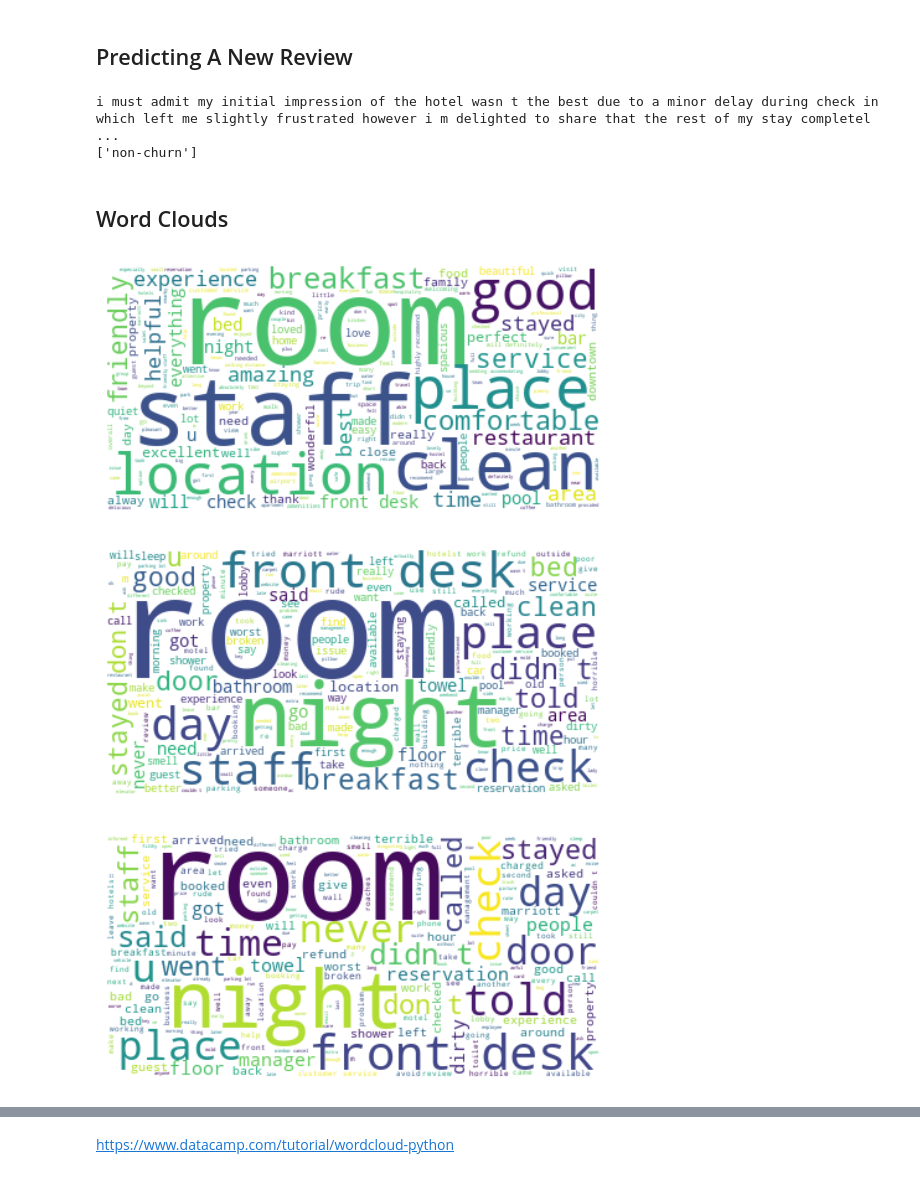
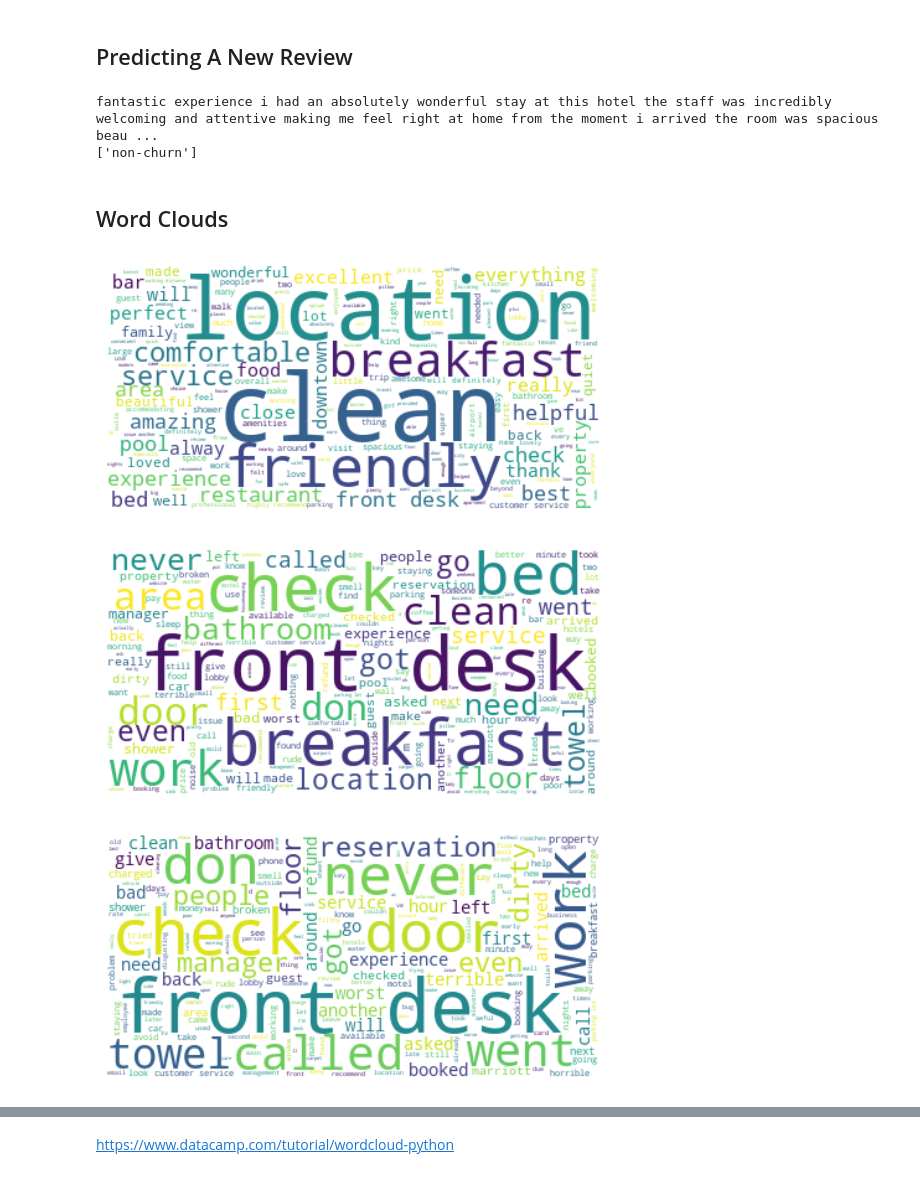
Before and after one commit to duynlq/reviews-prediction, a Jupyter notebook: ANALYSIS.ipynb, the cells around one changed output, grey strips where cells are left out. Drawn from its saved outputs; the diff is of its cells as text; code cells hidden in the pictures.

```diff
--- a/ANALYSIS.ipynb
+++ b/ANALYSIS.ipynb
@@ -395,6 +403,15 @@ All in all, my stay at this hotel was a valuable lesson in looking beyond initia
 title = ""
 review = "I must admit, my initial impression of the hotel wasn't the best due to a minor delay during check-in, which left me slightly frustrated. However, I'm delighted to share that the rest of my stay completely turned things around. The staff went above and beyond to rectify the situation, ensuring that my room was not only spacious and comfortable but also impeccably clean. I was pleasantly surprised by the variety of dining options available, which more than made up for the initial inconvenience. Additionally, the central location of the hotel meant that I had easy access to all the attractions I wanted to visit. While the start might not have been perfect, the exceptional service and overall experience definitely won me over."
 # non-churn
+# %%
+title = "Fantastic Experience!"
+review = """I had an absolutely wonderful stay at this hotel! The staff was incredibly welcoming and attentive, making me feel right at home from the moment I arrived. The room was spacious, beautifully decorated, and impeccably clean. The comfortable bed ensured a restful night's sleep, and the amenities provided were top-notch.
+
+The location of the hotel was perfect, with easy access to nearby attractions and dining options. What truly stood out was the stunning view from my room – it added an extra layer of magic to my stay.
+
+The hotel's breakfast spread was delicious and offered a great variety of options to suit all tastes. Additionally, the on-site facilities, such as the gym and spa, were well-maintained and enhanced the overall experience.
+
+I can confidently say that this hotel exceeded my expectations in every way. If you're looking for a luxurious and memorable stay, I wholeheartedly recommend this establishment. It's definitely deserving of a 5-star rating!"""
 # %%
 # START ALGORITHM
 # Define a list of stop words
@@ -430,26 +447,28 @@ new_preds = RF_PCA_grid_search.best_estimator_.predict(new_pca_test)
 # Print prediction
 print(new_preds)
 # %% [output]
-i must admit my initial impression of the hotel wasn t the best due to a minor delay during check in which left me slightly frustrated however i m delighted to share that the rest of my stay completel ...
+fantastic experience i had an absolutely wonderful stay at this hotel the staff was incredibly welcoming and attentive making me feel right at home from the moment i arrived the room was spacious beau ...
 ['non-churn']
 # %% [markdown]
 ## Word Clouds
+# %%
+# Create stopword list:
+wc_stopwords = set(STOPWORDS)
+
+# UPDATE THIS WITH WORDS THAT ARE USELESS
+wc_stopwords.update(["hotel", "stay", "stayed", "room", "rooms", "staff", "place", "day", "night",  # subject of the reviews
+                     "austin", # city of hotel
+                     "s", "u", # random letter words
+                     "didn t", "bedtold", "us", "said", "didn", "t", "time", "told", # other words
+                     "great", "nice", "good",  # descriptive words
+                     "one"]) # numbers
 # %%
-# Non-churn reviews, general manager needs to reply with thanks
-# Create stopword list:
-stopwords = set(STOPWORDS)
-
-# UPDATE THIS WITH WORDS THAT ARE USELESS
-# subject of the reviews "hotel"
-# city of hotels "austin"
-# random 1 letter words
-stopwords.update(["hotel", "austin", "s", "stay", "great", "nice", "one"])
-
+# Non-churn reviews, general manager needs to reply with thankss
 # Combine all non-churn review texts
 positive_reviews = " ".join(review for review in df.processed_review[df.churn == 'non-churn'])
 
 # Generate a word cloud image
-wordcloud = WordCloud(stopwords=stopwords, background_color="white").generate(positive_reviews)
+wordcloud = WordCloud(stopwords=wc_stopwords, background_color="white").generate(positive_reviews)
 
 # Display the generated image:
 # the matplotlib way:
@@ -457,14 +476,14 @@ plt.imshow(wordcloud, interpolation='bilinear')
 plt.axis("off")
 plt.show()
 # %% [output]
-[figure, old version]
+[figure, new version]
 # %%
 # CHURN REVIEWS
 # Combine all non-churn review texts
 positive_reviews = " ".join(review for review in df.processed_review[df.churn == 'churn'])
 
 # Generate a word cloud image
-wordcloud = WordCloud(stopwords=stopwords, background_color="white").generate(positive_reviews)
+wordcloud = WordCloud(stopwords=wc_stopwords, background_color="white").generate(positive_reviews)
 
 # Display the generated image:
 # the matplotlib way:
@@ -472,22 +491,22 @@ plt.imshow(wordcloud, interpolation='bilinear')
 plt.axis("off")
 plt.show()
 # %% [output]
-[figure, old version]
+[figure, new version]
 # %%
 # 1 STAR REVIEWS, customers very likely do not recommend
 # Combine all non-churn review texts
 positive_reviews = " ".join(review for review in df.processed_review[df.processed_rating == 10])
 
 # Generate a word cloud image
-wordcloud = WordCloud(stopwords=stopwords, background_color="white").generate(positive_reviews)
+wordcloud = WordCloud(stopwords=wc_stopwords, background_color="white").generate(positive_reviews)
 
 # Display the generated image:
 # the matplotlib way:
 plt.imshow(wordcloud, interpolation='bilinear')
 plt.axis("off")
 plt.show()
 # %% [output]
-[figure, old version]
+[figure, new version]
 # %%
 # 2 STAR REVIEWS, customer's majority of experience is negative
 # Combine all non-churn review texts
```
Also changed, not shown: parts of 11 cells of this notebook.
